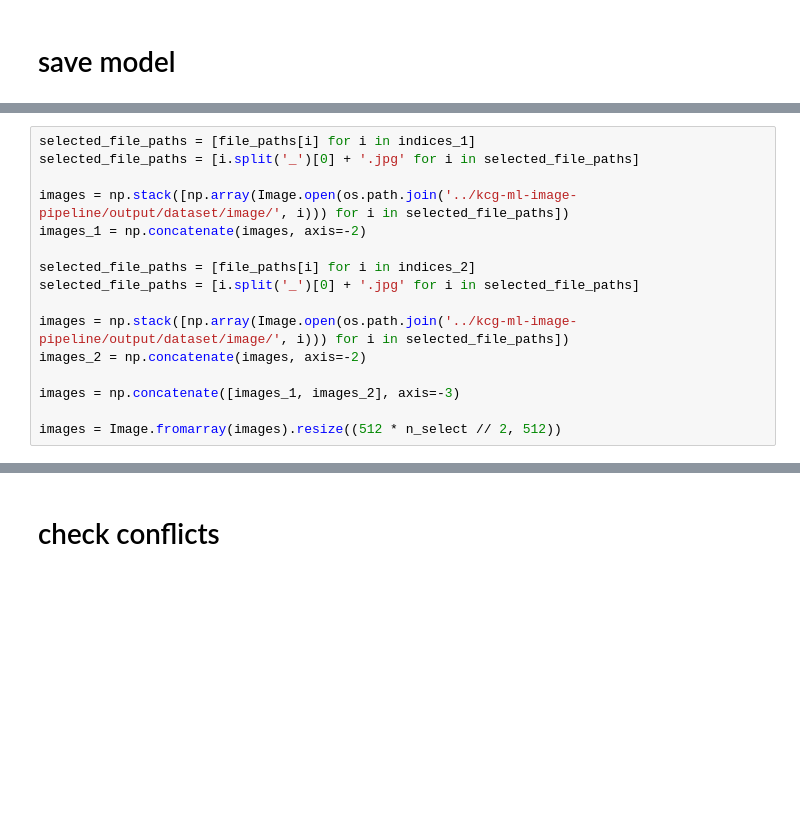
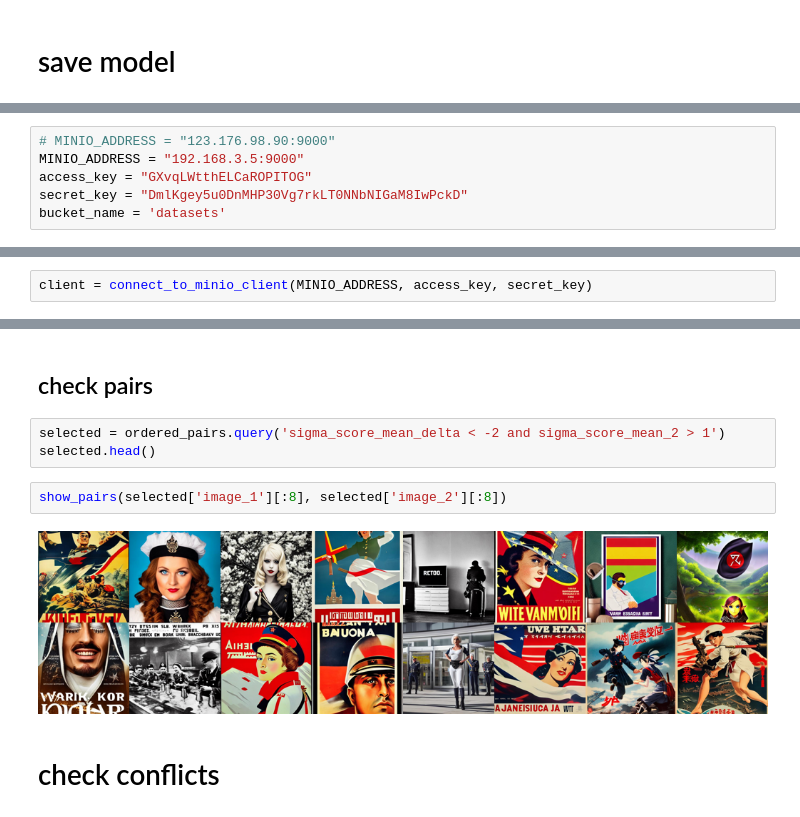
Before and after one commit to kk-digital/kcg-ml-image-pipeline, a Jupyter notebook: scripts/notebooks/han/004_rank_model-sentence-level.ipynb, the cells around one changed output, grey strips where cells are left out. Saved outputs shown, nothing was run; the diff lists cells and outputs as text; blank space fills up the shorter version.

```diff
--- a/scripts/notebooks/han/004_rank_model-sentence-level.ipynb
+++ b/scripts/notebooks/han/004_rank_model-sentence-level.ipynb
@@ -341,16 +253,0 @@ indices_2 = [path_to_index[i] for i in val_pairs.loc[selected, 'image_2']]
-# %%
-selected_file_paths = [file_paths[i] for i in indices_1]
-selected_file_paths = [i.split('_')[0] + '.jpg' for i in selected_file_paths]
-
-images = np.stack([np.array(Image.open(os.path.join('../kcg-ml-image-pipeline/output/dataset/image/', i))) for i in selected_file_paths])
-images_1 = np.concatenate(images, axis=-2)
-
-selected_file_paths = [file_paths[i] for i in indices_2]
-selected_file_paths = [i.split('_')[0] + '.jpg' for i in selected_file_paths]
-
-images = np.stack([np.array(Image.open(os.path.join('../kcg-ml-image-pipeline/output/dataset/image/', i))) for i in selected_file_paths])
-images_2 = np.concatenate(images, axis=-2)
-
-images = np.concatenate([images_1, images_2], axis=-3)
-
-images = Image.fromarray(images).resize((512 * n_select // 2, 512))
@@ -358,0 +256,6 @@ images
+# %%
+# MINIO_ADDRESS = "123.176.98.90:9000"
+MINIO_ADDRESS = "192.168.3.5:9000"
+access_key = "GXvqLWtthELCaROPITOG"
+secret_key = "DmlKgey5u0DnMHP30Vg7rkLT0NNbNIGaM8IwPckD"
+bucket_name = 'datasets'
@@ -358,0 +266,2 @@ images
+# %%
+client = connect_to_minio_client(MINIO_ADDRESS, access_key, secret_key)
@@ -359,3 +320,12 @@ images
+# %% [markdown]
+## check pairs
+# %%
+selected = ordered_pairs.query('sigma_score_mean_delta < -2 and sigma_score_mean_2 > 1')
+selected.head()
+# %%
+show_pairs(selected['image_1'][:8], selected['image_2'][:8])
+# %% [output]
+[figure, added]
 # %% [markdown]
 # check conflicts
 # %%
```
Also changed, not shown: parts of 50 cells of this notebook.
